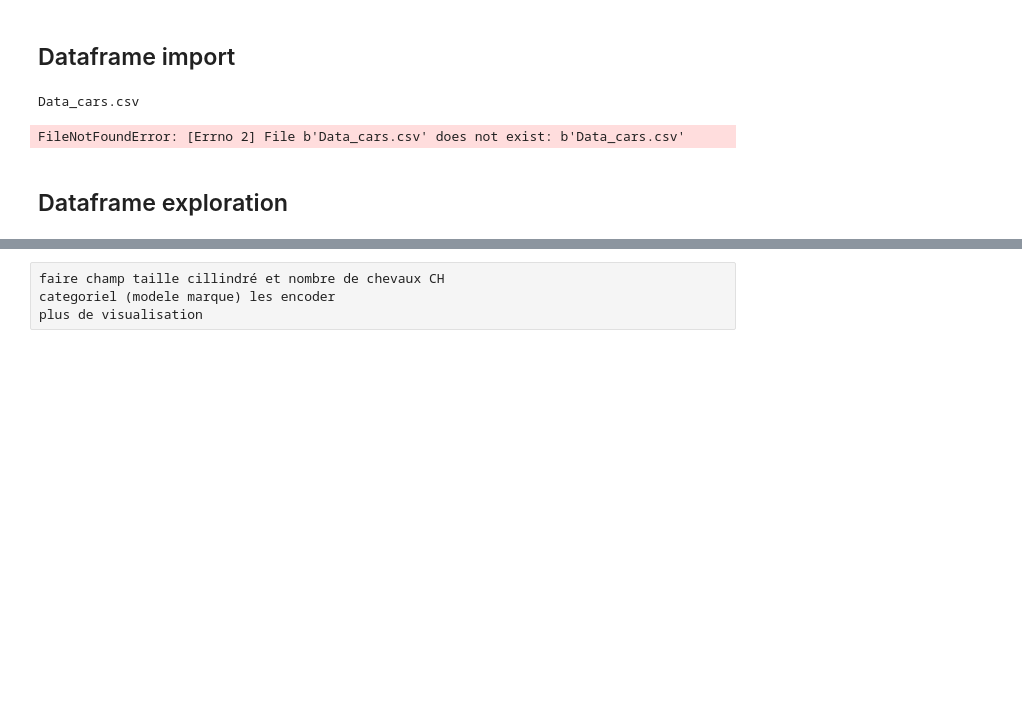
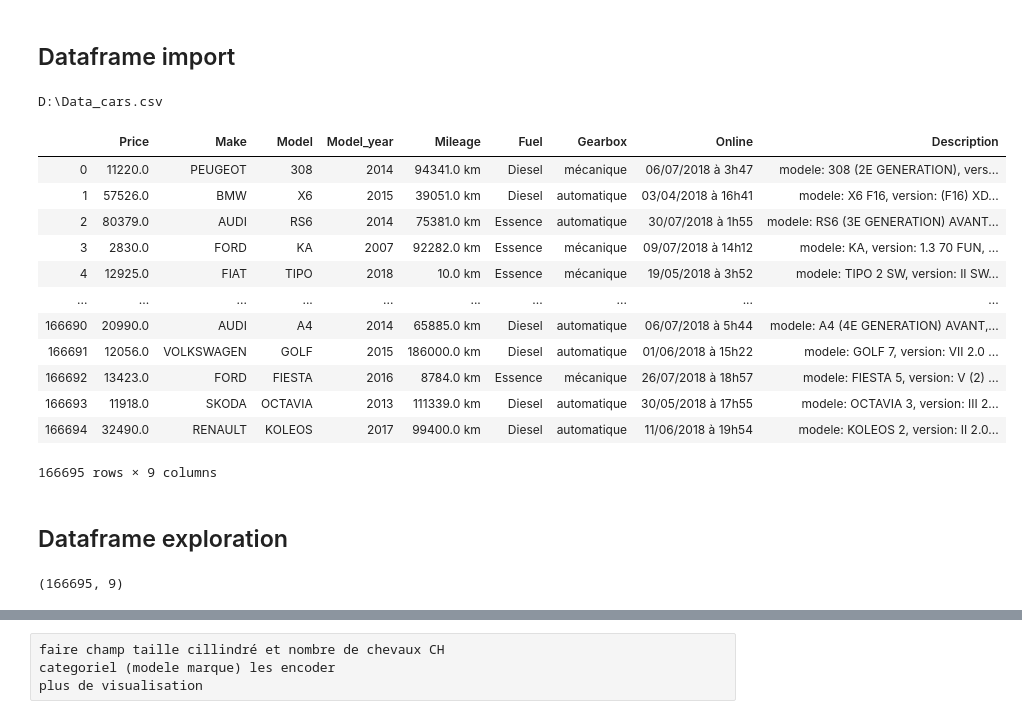
Before and after one commit to darcelvictor/Car-notebook, a Jupyter notebook: noteBookCars.ipynb, the cells around one changed output, grey strips where cells are left out. Saved outputs shown, nothing was run; the diff lists cells and outputs as text; code cells hidden in the pictures; blank space fills up the shorter version.

```diff
--- a/noteBookCars.ipynb
+++ b/noteBookCars.ipynb
@@ -17,15 +17,32 @@ import seaborn as sns
 # %% [markdown]
 ## Dataframe import
 # %%
-fpath = os.path.join('Data_cars.csv')
+victorPath = 'Data_cars.csv'
+myriamPath = 'D:\Data_cars.csv'
+fpath = os.path.join(myriamPath)
 print(fpath)
 df = pd.read_csv(fpath)
+df
 # %% [output]
-Data_cars.csv
+D:\Data_cars.csv
+|  | Price | Make | Model | Model_year | Mileage | Fuel | Gearbox | Online | Description |
+| 0 | 11220.0 | PEUGEOT | 308 | 2014 | 94341.0 km | Diesel | mécanique | 06/07/2018 à 3h47 | modele: 308 (2E GENERATION), vers... |
+| 1 | 57526.0 | BMW | X6 | 2015 | 39051.0 km | Diesel | automatique | 03/04/2018 à 16h41 | modele: X6 F16, version: (F16) XD... |
+| 2 | 80379.0 | AUDI | RS6 | 2014 | 75381.0 km | Essence | automatique | 30/07/2018 à 1h55 | modele: RS6 (3E GENERATION) AVANT... |
+| 3 | 2830.0 | FORD | KA | 2007 | 92282.0 km | Essence | mécanique | 09/07/2018 à 14h12 | modele: KA, version: 1.3 70 FUN, ... |
+| 4 | 12925.0 | FIAT | TIPO | 2018 | 10.0 km | Essence | mécanique | 19/05/2018 à 3h52 | modele: TIPO 2 SW, version: II SW... |
+| ... | ... | ... | ... | ... | ... | ... | ... | ... | ... |
+| 166690 | 20990.0 | AUDI | A4 | 2014 | 65885.0 km | Diesel | automatique | 06/07/2018 à 5h44 | modele: A4 (4E GENERATION) AVANT,... |
+| 166691 | 12056.0 | VOLKSWAGEN | GOLF | 2015 | 186000.0 km | Diesel | automatique | 01/06/2018 à 15h22 | modele: GOLF 7, version: VII 2.0 ... |
+| 166692 | 13423.0 | FORD | FIESTA | 2016 | 8784.0 km | Essence | mécanique | 26/07/2018 à 18h57 | modele: FIESTA 5, version: V (2) ... |
+| 166693 | 11918.0 | SKODA | OCTAVIA | 2013 | 111339.0 km | Diesel | automatique | 30/05/2018 à 17h55 | modele: OCTAVIA 3, version: III 2... |
+| 166694 | 32490.0 | RENAULT | KOLEOS | 2017 | 99400.0 km | Diesel | automatique | 11/06/2018 à 19h54 | modele: KOLEOS 2, version: II 2.0... |
-FileNotFoundError: [Errno 2] File b'Data_cars.csv' does not exist: b'Data_cars.csv'
+166695 rows × 9 columns
 # %% [markdown]
 ## Dataframe exploration
 # %%
 df.shape
+# %% [output]
+(166695, 9)
 # %%
 df.columns.tolist()
```
Also changed, not shown: parts of 41 cells of this notebook.
